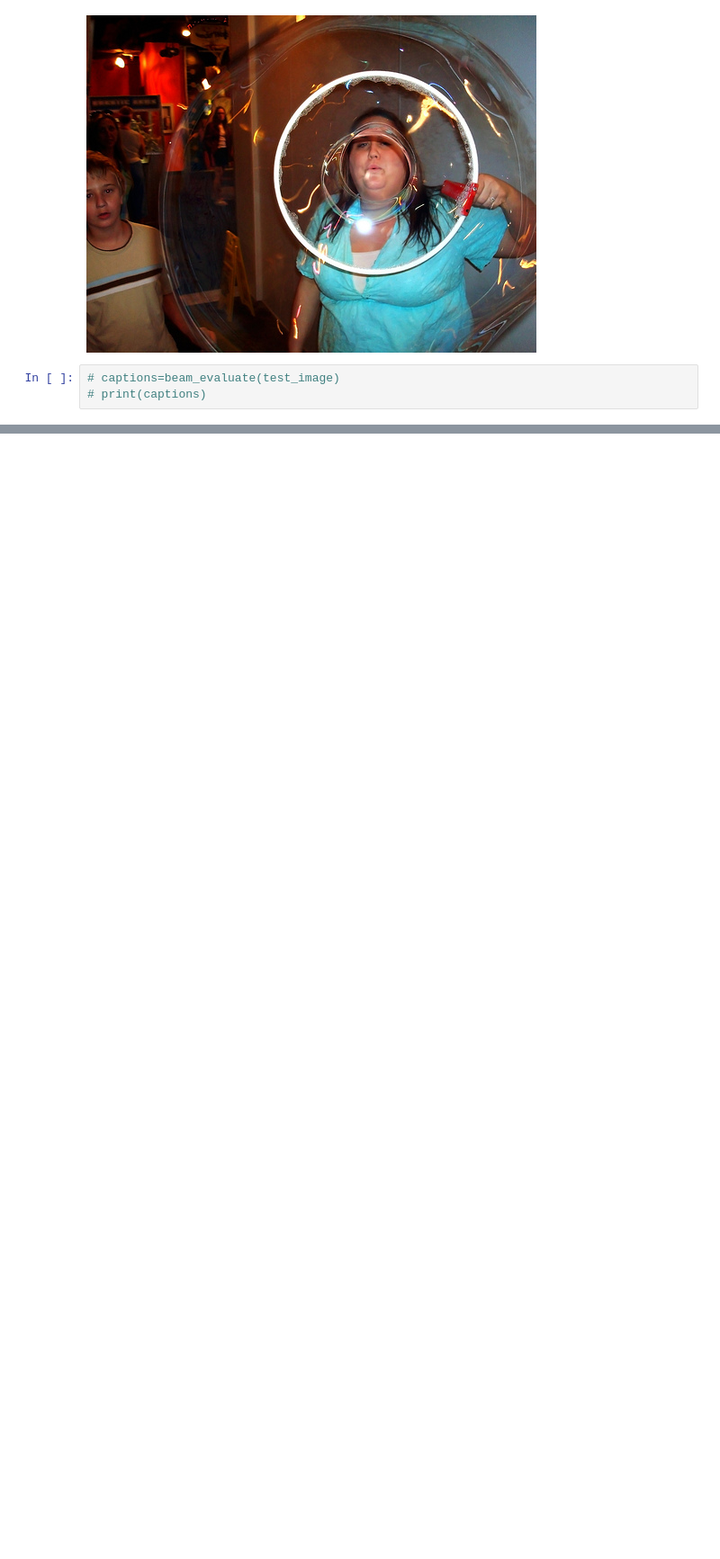
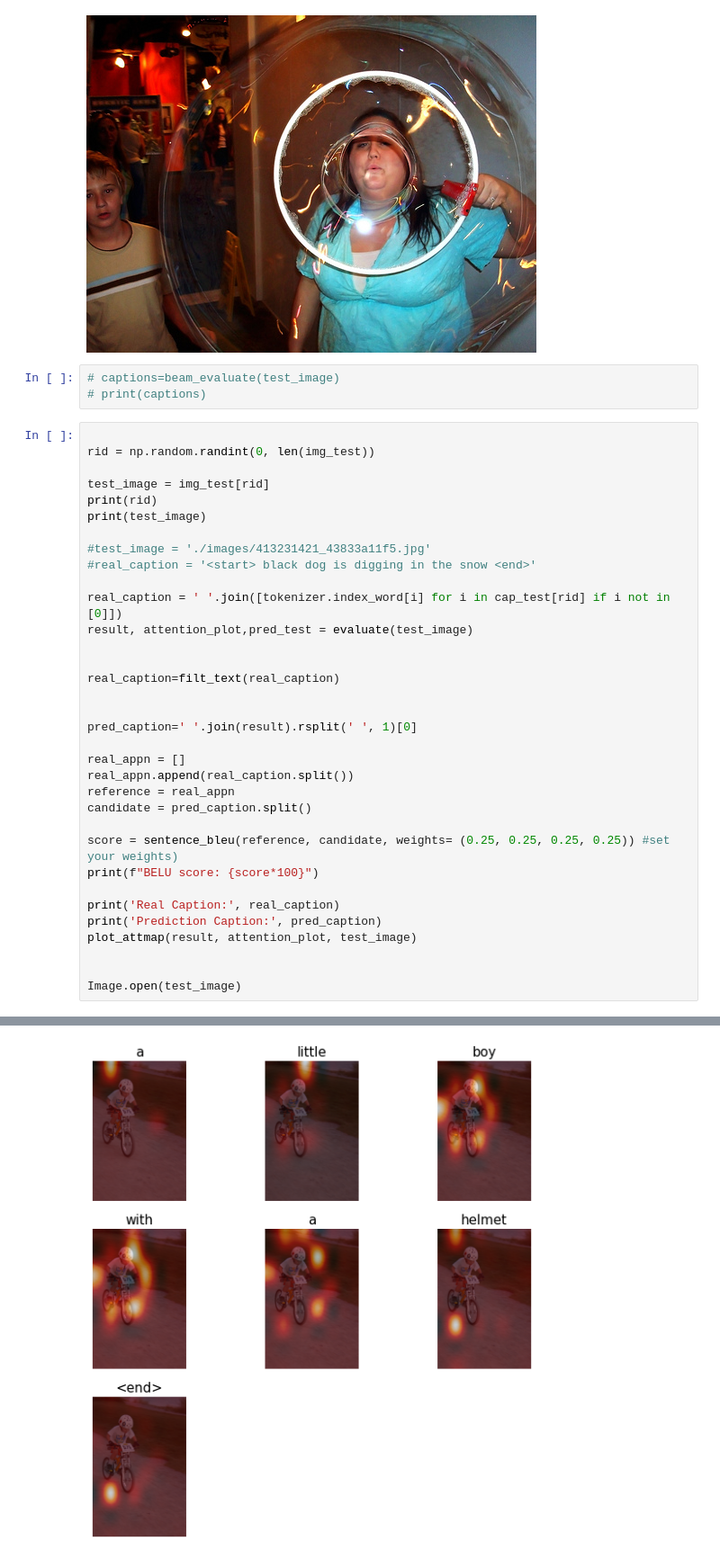
Before and after one commit to TheCyberMonster/Eye-For-Bliend, a Jupyter notebook: eye-for-blind.ipynb, the cells around one changed output, grey strips where cells are left out. Shown at 90% size. Cells and saved outputs as stored; diff of their text form; blank space fills up the shorter version.

```diff
--- a/eye-for-blind.ipynb
+++ b/eye-for-blind.ipynb
@@ -1175,3 +1163,38 @@ Prediction Caption: a woman holding a green shirt is inside a chair
 # %%
 # captions=beam_evaluate(test_image)
 # print(captions)
+# %%
+
+rid = np.random.randint(0, len(img_test))
+
+test_image = img_test[rid]
+print(rid)
+print(test_image)
+
+#test_image = './images/413231421_43833a11f5.jpg'
+#real_caption = '<start> black dog is digging in the snow <end>'
+
+real_caption = ' '.join([tokenizer.index_word[i] for i in cap_test[rid] if i not in [0]])
+result, attention_plot,pred_test = evaluate(test_image)
+
+
+real_caption=filt_text(real_caption)
+
+
+pred_caption=' '.join(result).rsplit(' ', 1)[0]
+
+real_appn = []
+real_appn.append(real_caption.split())
+reference = real_appn
+candidate = pred_caption.split()
+
+score = sentence_bleu(reference, candidate, weights= (0.25, 0.25, 0.25, 0.25)) #set your weights)
+print(f"BELU score: {score*100}")
+
+print('Real Caption:', real_caption)
+print('Prediction Caption:', pred_caption)
+plot_attmap(result, attention_plot, test_image)
+
+
+Image.open(test_image)
+# %% [output]
@@ -1177,0 +1220 @@ Prediction Caption: a woman holding a green shirt is inside a chair
+[figure, added]
```
Also changed, not shown: parts of 7 cells of this notebook.
